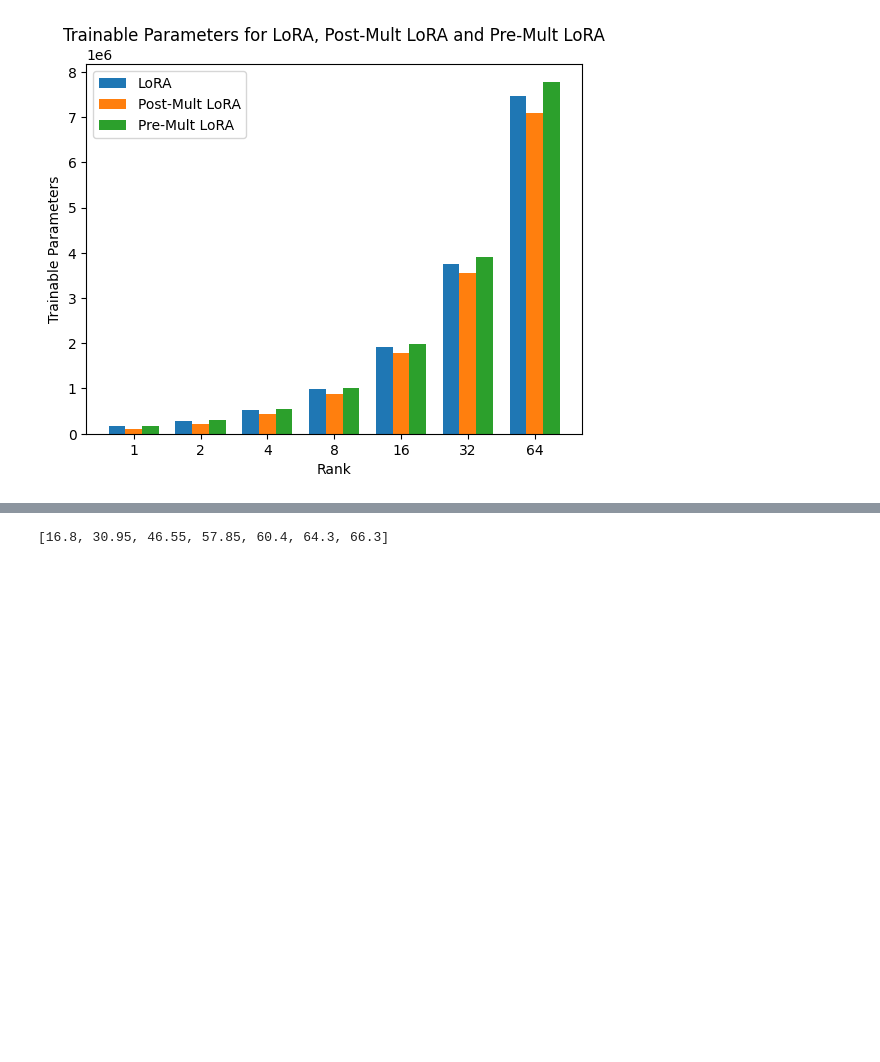
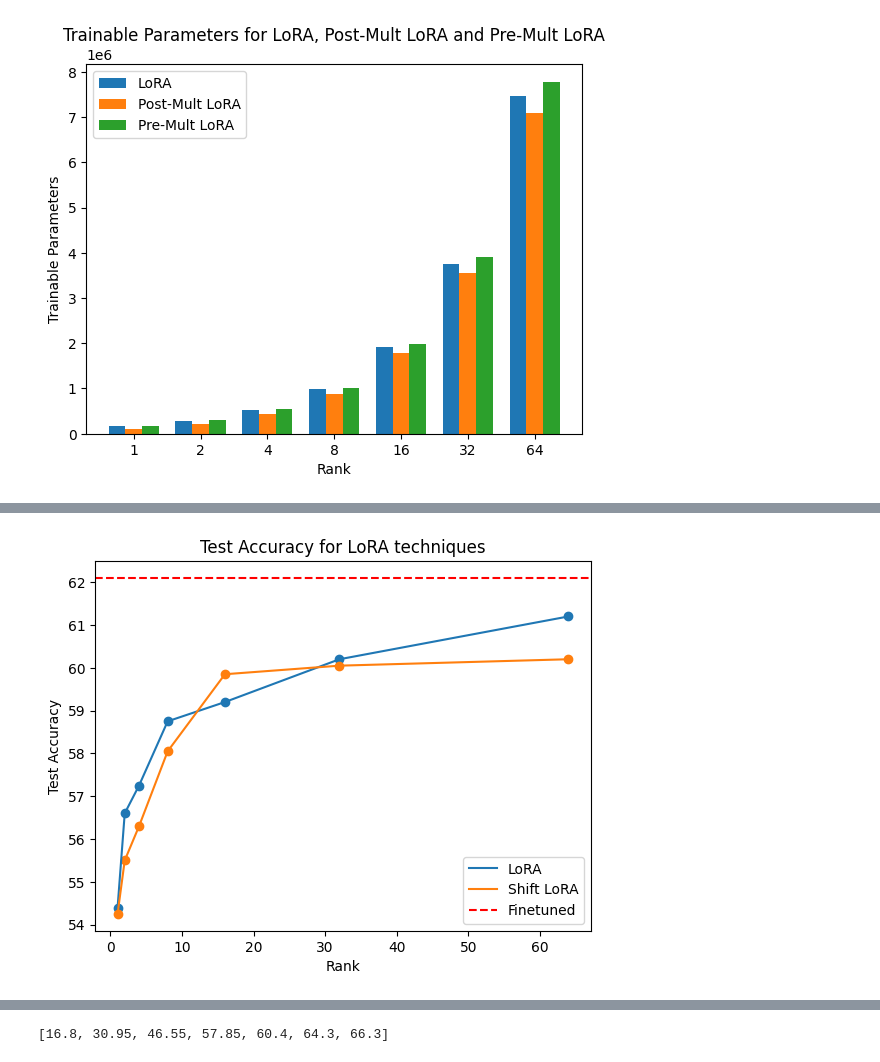
Before and after one commit to bihany-harsh/LoRA-experimentations, a Jupyter notebook: cifar100-experiments/compile.ipynb, the cells around one changed output, grey strips where cells are left out. Saved outputs shown, nothing was run; the diff lists cells and outputs as text; code cells hidden in the pictures; blank space fills up the shorter version.

```diff
--- a/cifar100-experiments/compile.ipynb
+++ b/cifar100-experiments/compile.ipynb
@@ -21,6 +27,15 @@ post_mult_lora_test_accuracy = [post_mult_lora_histories[rank].test_accuracy for
 
 pre_mult_lora_trainable_params = [pre_mult_lora_histories[rank].trainable_params for rank in ranks]
 pre_mult_lora_test_accuracy = [pre_mult_lora_histories[rank].test_accuracy for rank in ranks]
+
+shift_pre_mult_lora_trainable_params = [shift_pre_mult_lora_histories[rank].trainable_params for rank in ranks]
+shift_pre_mult_lora_test_accuracy = [shift_pre_mult_lora_histories[rank].test_accuracy for rank in ranks]
+
+shift_post_mult_lora_trainable_params = [shift_post_mult_lora_histories[rank].trainable_params for rank in ranks]
+shift_post_mult_lora_test_accuracy = [shift_post_mult_lora_histories[rank].test_accuracy for rank in ranks]
+
+shift_lora_trainable_params = [shift_lora_histories[rank].trainable_params for rank in ranks]
+shift_lora_test_accuracy = [shift_lora_histories[rank].test_accuracy for rank in ranks]
 # %%
 with open("./out_files/resnet50_finetuned_model_history.pkl", "rb") as f:
     finetuned_history = pickle.load(f)
@@ -69,0 +91,32 @@ plt.show()
+# %%
+fig, ax = plt.subplots()
+
+# Plot lines
+ax.plot(ranks, lora_test_accuracy, label="LoRA")
+# ax.plot(ranks, post_mult_lora_test_accuracy, label="Post-Mult LoRA")
+# ax.plot(ranks, pre_mult_lora_test_accuracy, label="Pre-Mult LoRA")
+ax.plot(ranks, shift_lora_test_accuracy, label="Shift LoRA")
+# ax.plot(ranks, shift_pre_mult_lora_test_accuracy, label="Shift Pre-Mult LoRA")
+# ax.plot(ranks, shift_post_mult_lora_test_accuracy, label="Shift Post-Mult LoRA")
+
+# Add scatter points to highlight each rank
+ax.scatter(ranks, lora_test_accuracy, marker='o')
+# ax.scatter(ranks, post_mult_lora_test_accuracy, marker='o')
+# ax.scatter(ranks, pre_mult_lora_test_accuracy, marker='o')
+# ax.scatter(ranks, shift_pre_mult_lora_test_accuracy, marker='o')
+# ax.scatter(ranks, shift_post_mult_lora_test_accuracy, marker='o')
+ax.scatter(ranks, shift_lora_test_accuracy, marker='o')
+
+# Add a horizontal line for finetuned test accuracy
+ax.axhline(y=finetuned_history.test_accuracy, color='r', linestyle='--', label="Finetuned")
+
+# Labels and title
+ax.set_xlabel("Rank")
+ax.set_ylabel("Test Accuracy")
+ax.set_title("Test Accuracy for LoRA techniques")
+ax.legend()
+
+# Show the plot
+plt.show()
+# %% [output]
+[figure, added]
```
Also changed, not shown: parts of 4 cells of this notebook, 3 other files.
